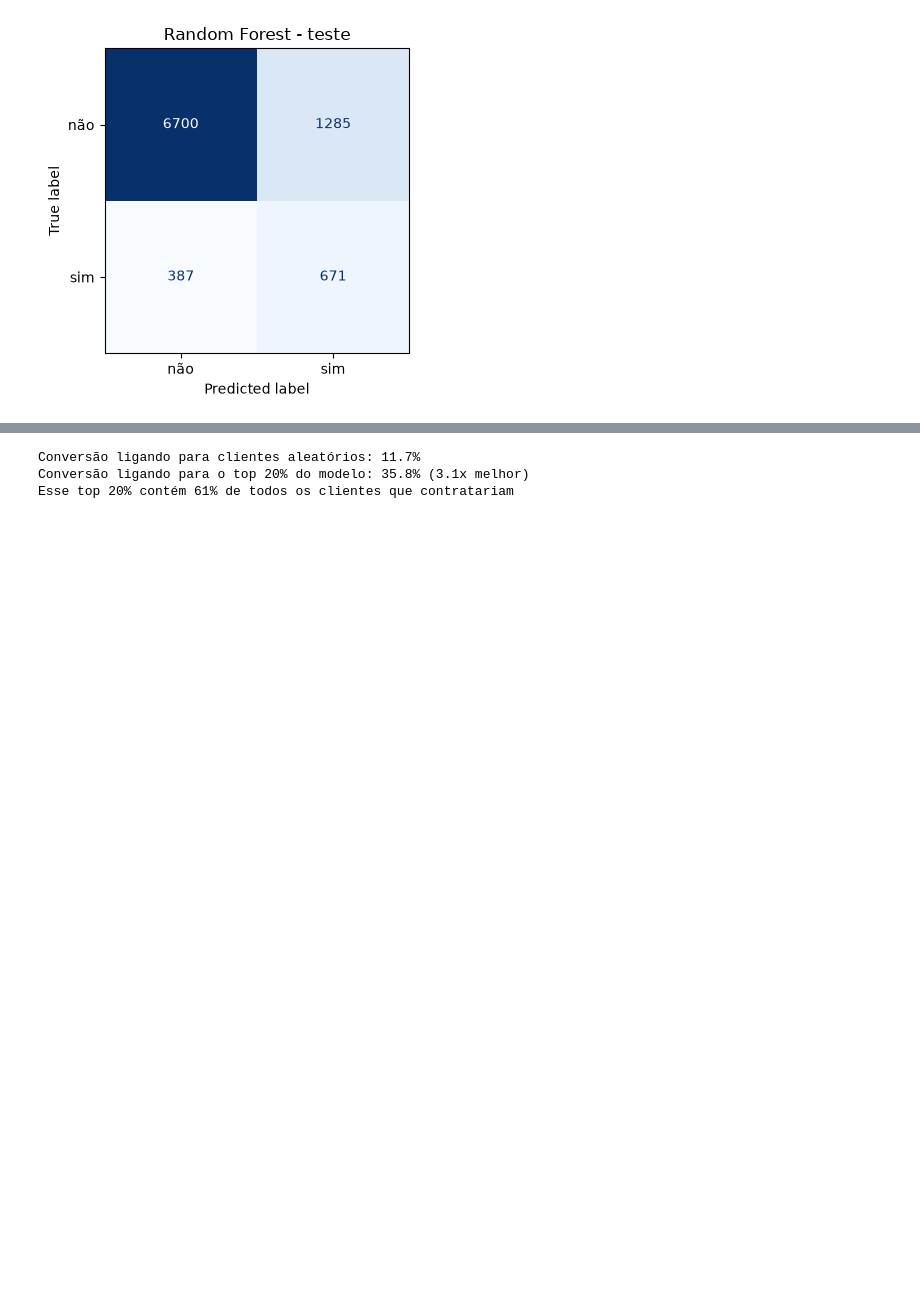
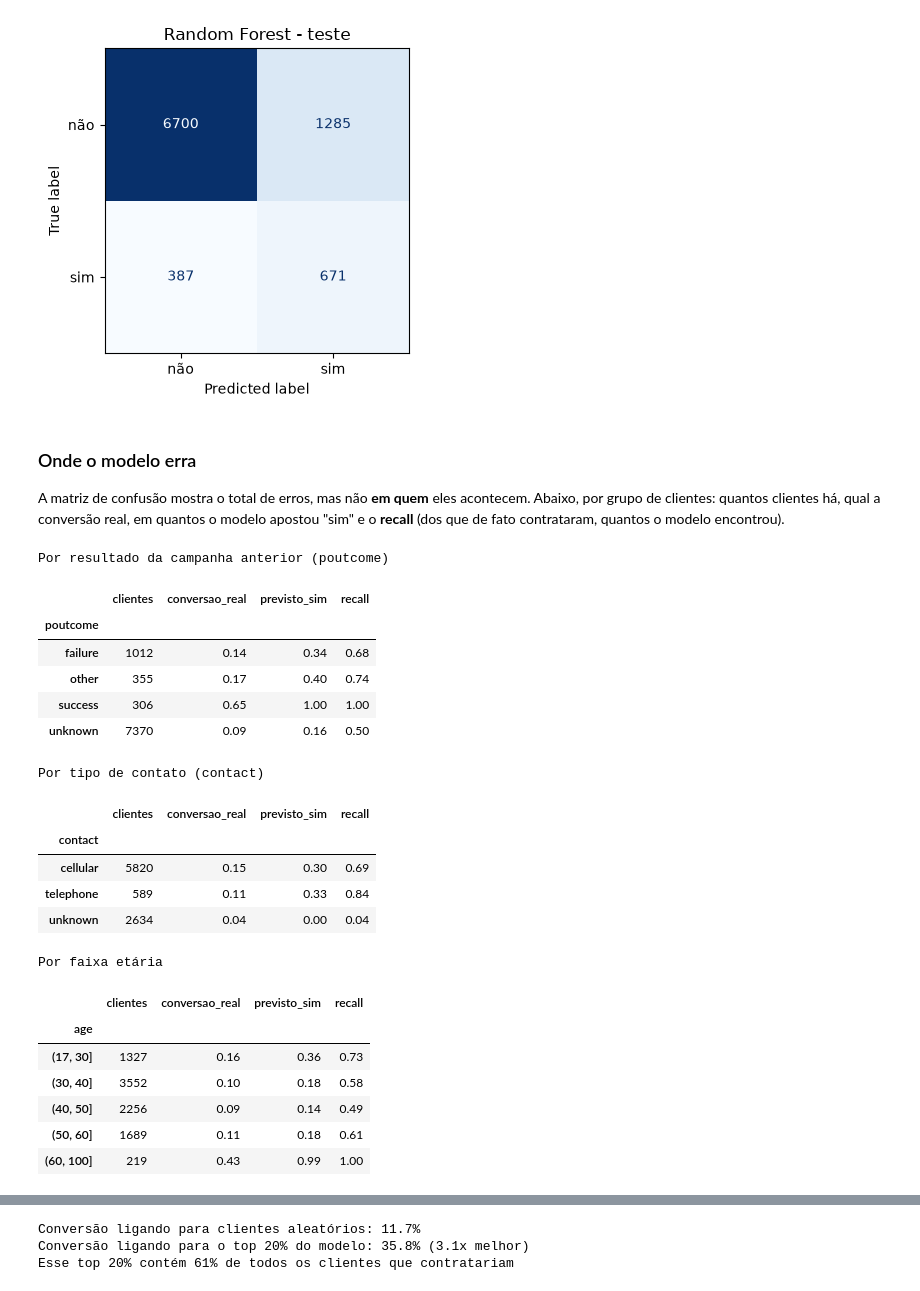
Before and after one commit to taksz/modelo-preditivo, a Jupyter notebook: notebooks/modelo_preditivo.ipynb, the cells around one changed output, grey strips where cells are left out. Drawn from its saved outputs; the diff is of its cells as text; code cells hidden in the pictures; blank space fills up the shorter version.

```diff
--- a/notebooks/modelo_preditivo.ipynb
+++ b/notebooks/modelo_preditivo.ipynb
@@ -241,3 +295,49 @@ floresta = modelos["Random Forest"]
 graficos.grafico_matriz_confusao(floresta, X_teste, y_teste, "Random Forest - teste");
 # %% [output]
 [figure]
+# %% [markdown]
+### Onde o modelo erra
+
+A matriz de confusão mostra o total de erros, mas não **em quem** eles acontecem. Abaixo, por grupo de clientes: quantos clientes há, qual a conversão real, em quantos o modelo apostou "sim" e o **recall** (dos que de fato contrataram, quantos o modelo encontrou).
+# %%
+previsto = floresta.predict(X_teste)
+teste = X_teste.assign(real=y_teste.values, previsto=previsto)
+
+
+def erros_por(coluna, faixas=None):
+    grupo = pd.cut(teste[coluna], faixas) if faixas else teste[coluna]
+    tabela = teste.groupby(grupo, observed=True).agg(
+        clientes=("real", "size"), conversao_real=("real", "mean"), previsto_sim=("previsto", "mean"))
+    positivos = teste["real"] == 1
+    tabela["recall"] = teste[positivos].groupby(grupo[positivos], observed=True)["previsto"].mean()
+    return tabela.round(2)
+
+
+print("Por resultado da campanha anterior (poutcome)")
+display(erros_por("poutcome"))
+print("Por tipo de contato (contact)")
+display(erros_por("contact"))
+print("Por faixa etária")
+display(erros_por("age", [17, 30, 40, 50, 60, 100]))
+# %% [output]
+Por resultado da campanha anterior (poutcome)
+|  | clientes | conversao_real | previsto_sim | recall |
+| poutcome |  |  |  |  |
+| failure | 1012 | 0.14 | 0.34 | 0.68 |
+| other | 355 | 0.17 | 0.40 | 0.74 |
+| success | 306 | 0.65 | 1.00 | 1.00 |
+| unknown | 7370 | 0.09 | 0.16 | 0.50 |
+Por tipo de contato (contact)
+|  | clientes | conversao_real | previsto_sim | recall |
+| contact |  |  |  |  |
+| cellular | 5820 | 0.15 | 0.30 | 0.69 |
+| telephone | 589 | 0.11 | 0.33 | 0.84 |
+| unknown | 2634 | 0.04 | 0.00 | 0.04 |
+Por faixa etária
+|  | clientes | conversao_real | previsto_sim | recall |
+| age |  |  |  |  |
+| (17, 30] | 1327 | 0.16 | 0.36 | 0.73 |
+| (30, 40] | 3552 | 0.10 | 0.18 | 0.58 |
+| (40, 50] | 2256 | 0.09 | 0.14 | 0.49 |
+| (50, 60] | 1689 | 0.11 | 0.18 | 0.61 |
+| (60, 100] | 219 | 0.43 | 0.99 | 1.00 |
```
Also changed, not shown: parts of 10 cells of this notebook, 1 other file.
